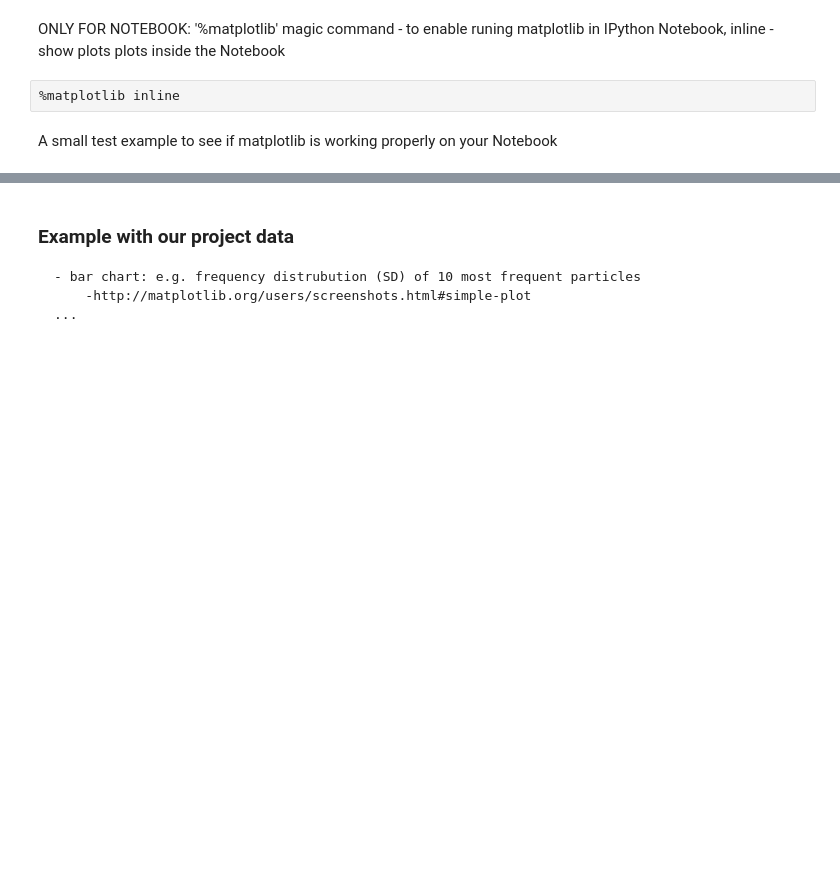
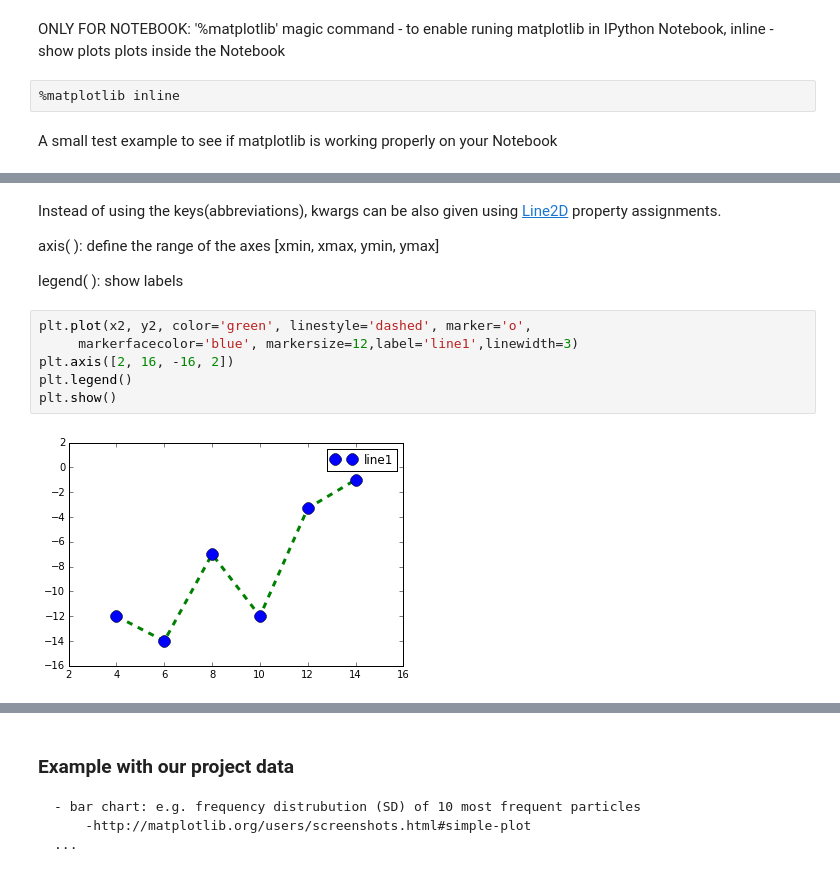
Before and after one commit to KLINGTdotNET/matplotlib-presentation, a Jupyter notebook: matplotlib-presentation.ipynb, the cells around one changed output, grey strips where cells are left out. Drawn from its saved outputs; the diff is of its cells as text; blank space fills up the shorter version.

```diff
--- a/matplotlib-presentation.ipynb
+++ b/matplotlib-presentation.ipynb
@@ -44,0 +86,14 @@ plt.title('A simple chirp');
+# %% [markdown]
+Instead of using the keys(abbreviations), kwargs can be also given using <a href='http://matplotlib.org/api/lines_api.html'>Line2D</a> property assignments.
+
+axis( ): define the range of the axes [xmin, xmax, ymin, ymax]
+
+legend( ): show labels
+# %%
+plt.plot(x2, y2, color='green', linestyle='dashed', marker='o',
+     markerfacecolor='blue', markersize=12,label='line1',linewidth=3)
+plt.axis([2, 16, -16, 2])
+plt.legend()
+plt.show()
+# %% [output]
+[figure, added]
```
Also changed, not shown: parts of 15 cells of this notebook.
